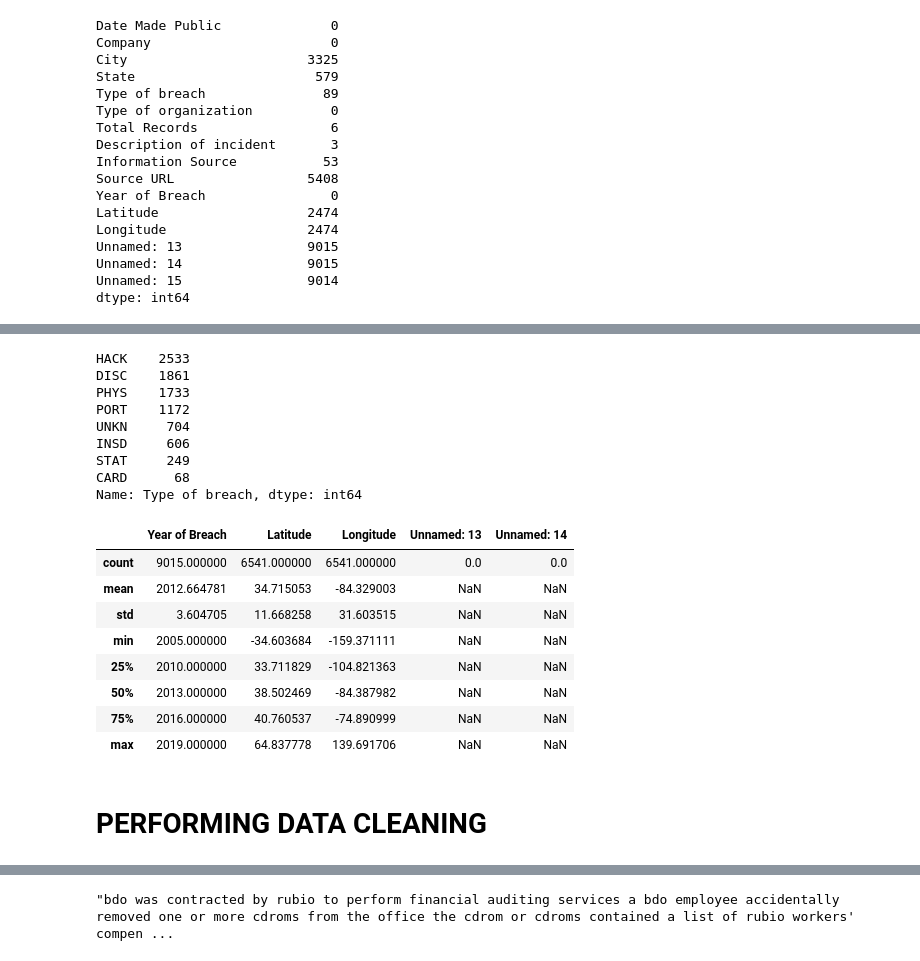
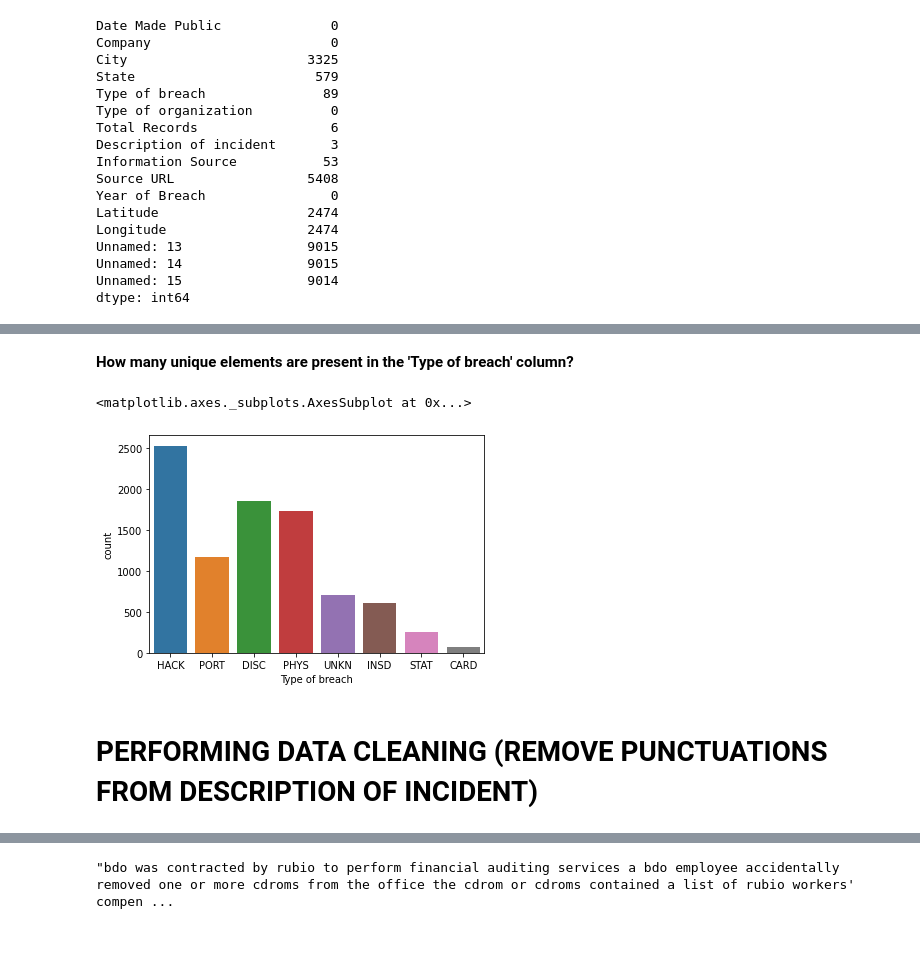
Before and after one commit to Shuayb007/CybersecurityBreach, a Jupyter notebook: Data_breach.ipynb, the cells around one changed output, grey strips where cells are left out. Drawn from its saved outputs; the diff is of its cells as text; code cells hidden in the pictures.

```diff
--- a/Data_breach.ipynb
+++ b/Data_breach.ipynb
@@ -58,3 +56,3 @@ Exploratory Data Analysis
 # %%
 # load the data
-breach_df = pd.read_csv('/content/drive/MyDrive/Colab Notebooks/Data Breach Chronology.csv')
+breach_df = pd.read_csv('/content/drive/MyDrive/Shuaib/Data Breach Chronology.csv')
@@ -186,24 +117,0 @@ breach_df3 = breach_df.duplicated()
-# %%
-breach_df['Type of breach'].value_counts()
-# %% [output]
-HACK    2533
-DISC    1861
-PHYS    1733
-PORT    1172
-UNKN     704
-INSD     606
-STAT     249
-CARD      68
-Name: Type of breach, dtype: int64
-# %%
-breach_df.describe()
-# %% [output]
-|  | Year of Breach | Latitude | Longitude | Unnamed: 13 | Unnamed: 14 |
-| count | 9015.000000 | 6541.000000 | 6541.000000 | 0.0 | 0.0 |
-| mean | 2012.664781 | 34.715053 | -84.329003 | NaN | NaN |
-| std | 3.604705 | 11.668258 | 31.603515 | NaN | NaN |
-| min | 2005.000000 | -34.603684 | -159.371111 | NaN | NaN |
-| 25% | 2010.000000 | 33.711829 | -104.821363 | NaN | NaN |
-| 50% | 2013.000000 | 38.502469 | -84.387982 | NaN | NaN |
-| 75% | 2016.000000 | 40.760537 | -74.890999 | NaN | NaN |
-| max | 2019.000000 | 64.837778 | 139.691706 | NaN | NaN |
@@ -215,2 +118,10 @@ report.show_html()
+# %% [markdown]
+ **How many unique elements are present in the 'Type of breach' column?**
+# %%
+# checking for unique elements in sentiment
+sns.countplot(breach_df['Type of breach'])
+# %% [output]
+<matplotlib.axes._subplots.AxesSubplot at 0x...>
+[figure, added]
 # %% [markdown]
-# PERFORMING DATA CLEANING
+# PERFORMING DATA CLEANING (REMOVE PUNCTUATIONS FROM DESCRIPTION OF INCIDENT)
```
Also changed, not shown: parts of 56 cells of this notebook.
